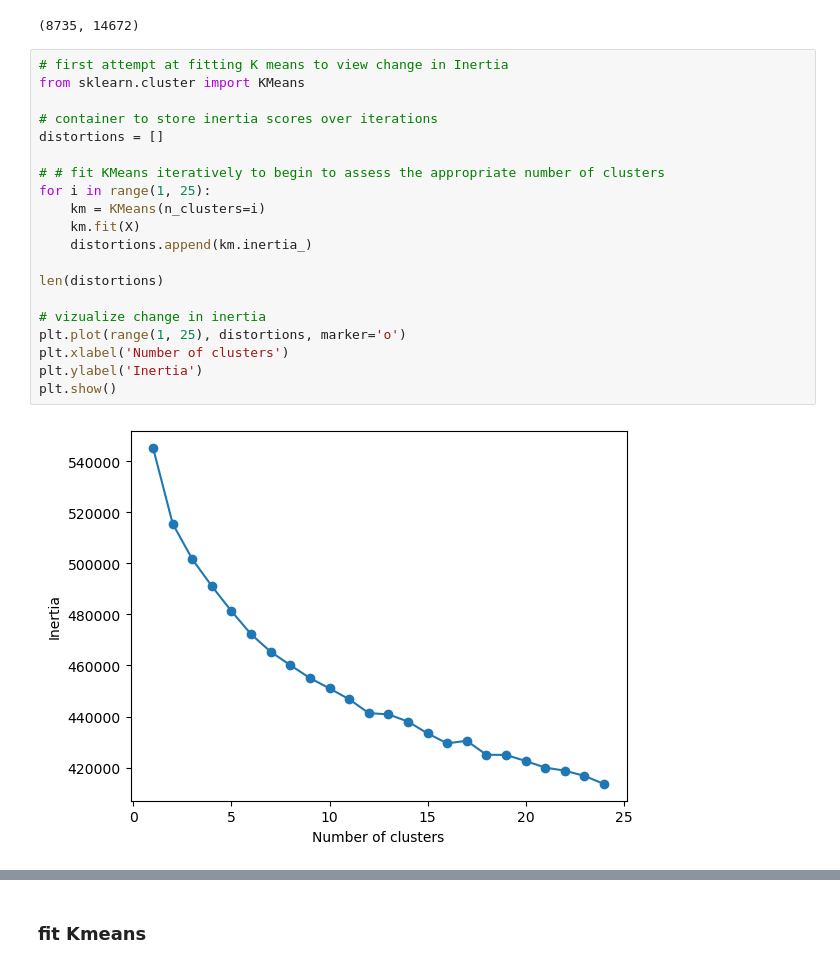
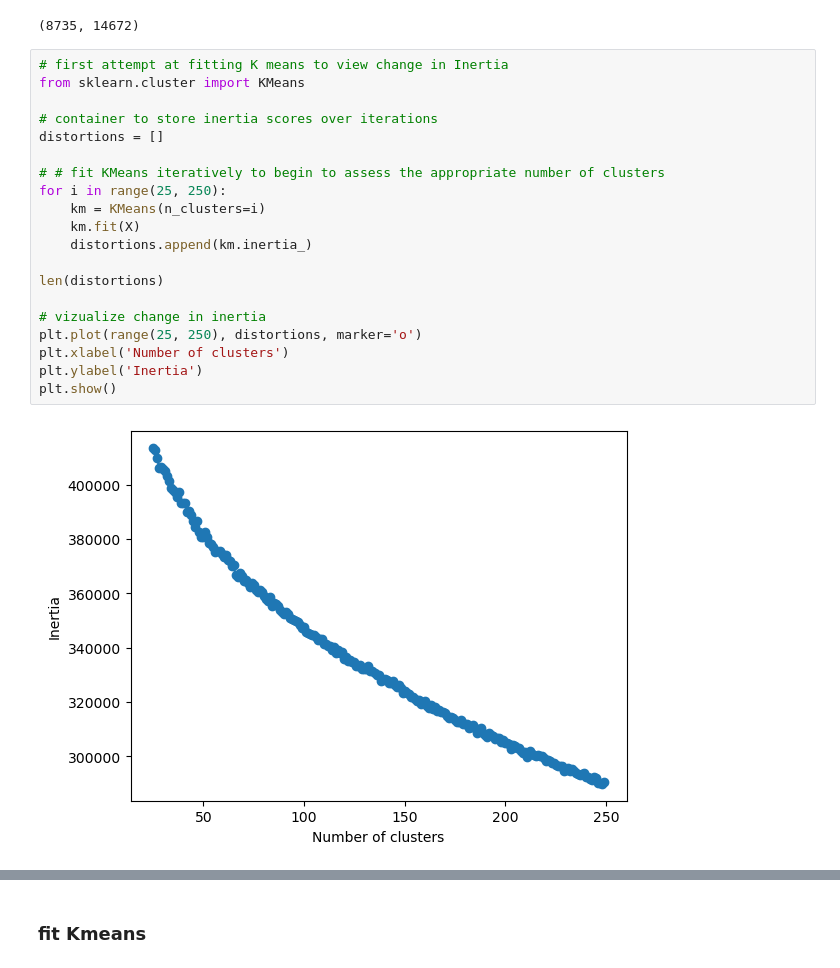
Before and after one commit to tkalainoff/machine-learning, a Jupyter notebook: final_assignment_3/tvSeries_clustering.ipynb, the cells around one changed output, grey strips where cells are left out. Drawn from its saved outputs; the diff is of its cells as text.

```diff
--- a/final_assignment_3/tvSeries_clustering.ipynb
+++ b/final_assignment_3/tvSeries_clustering.ipynb
@@ -35,22 +35,22 @@ X.shape
 # %%
 # first attempt at fitting K means to view change in Inertia
 from sklearn.cluster import KMeans
 
 # container to store inertia scores over iterations
 distortions = []
 
 # # fit KMeans iteratively to begin to assess the appropriate number of clusters
-for i in range(1, 25):
+for i in range(25, 250):
     km = KMeans(n_clusters=i)
     km.fit(X)
     distortions.append(km.inertia_)
 
 len(distortions)
 
 # vizualize change in inertia
-plt.plot(range(1, 25), distortions, marker='o')
+plt.plot(range(25, 250), distortions, marker='o')
 plt.xlabel('Number of clusters')
 plt.ylabel('Inertia')
 plt.show()
 # %% [output]
-[figure, old version]
+[figure, new version]
```
Also changed, not shown: parts of 9 cells of this notebook, 1 other file.
